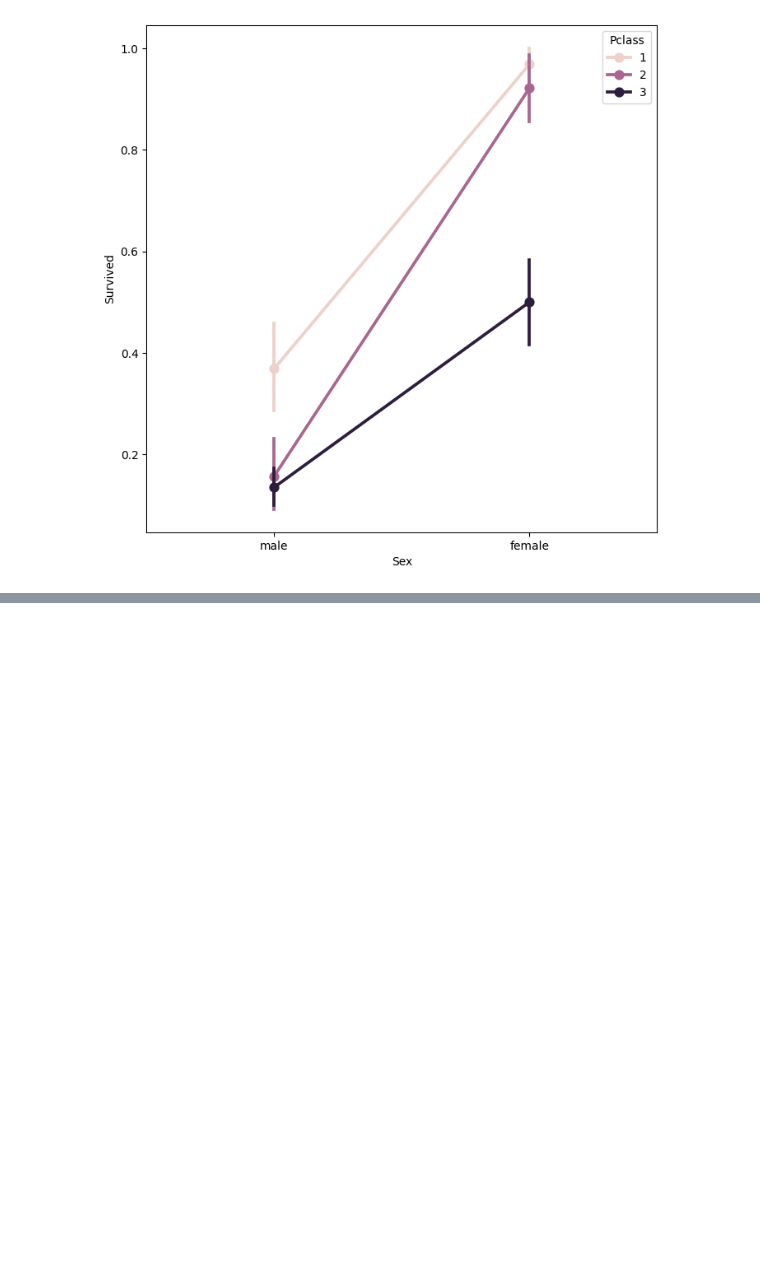
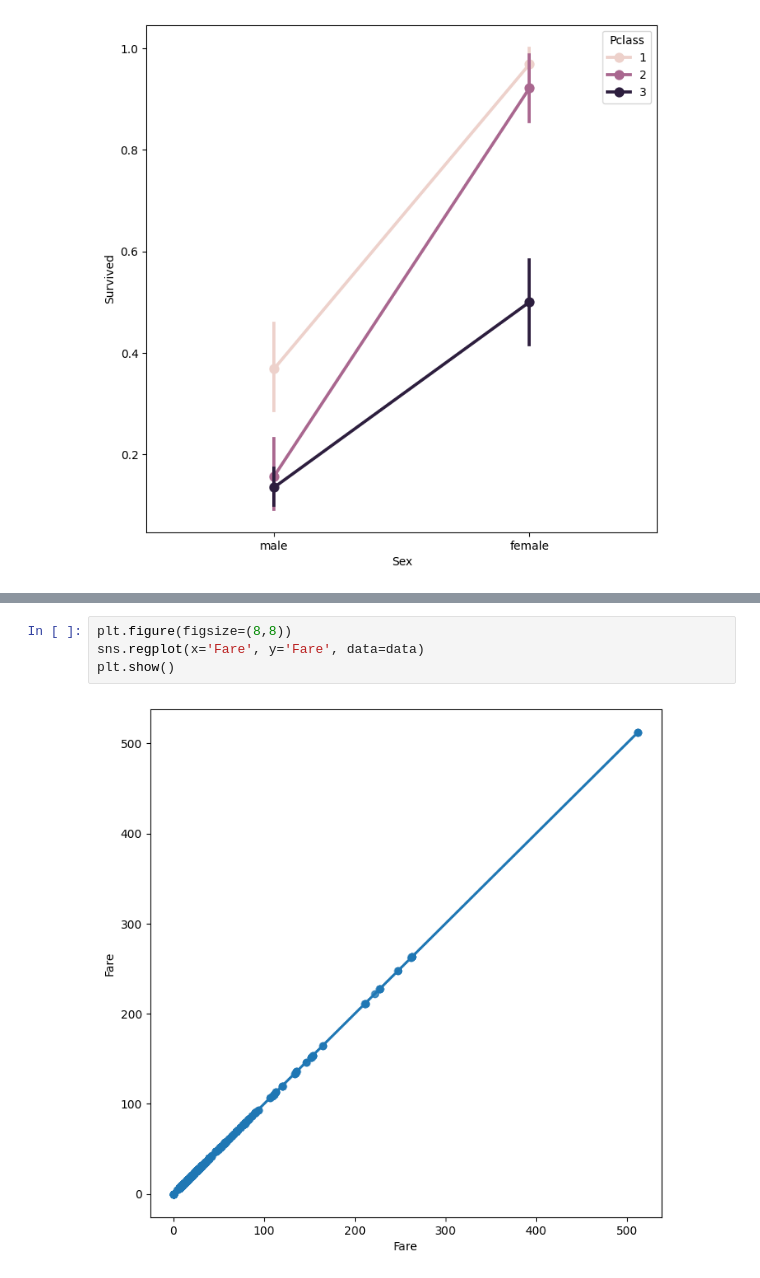
Before and after one commit to Zeeshier/Python_Programming, a Jupyter notebook: Seaborn & Matplotlib/Seaborn & Matplotlib.ipynb, the cells around one changed output, grey strips where cells are left out. Cells and saved outputs as stored; diff of their text form; blank space fills up the shorter version.

```diff
--- a/Seaborn & Matplotlib/Seaborn & Matplotlib.ipynb
+++ b/Seaborn & Matplotlib/Seaborn & Matplotlib.ipynb
@@ -190,0 +210,6 @@ plt.show()
+# %%
+plt.figure(figsize=(8,8))
+sns.regplot(x='Fare', y='Fare', data=data)
+plt.show()
+# %% [output]
+[figure, added]
```
Also changed, not shown: parts of 5 cells of this notebook.
